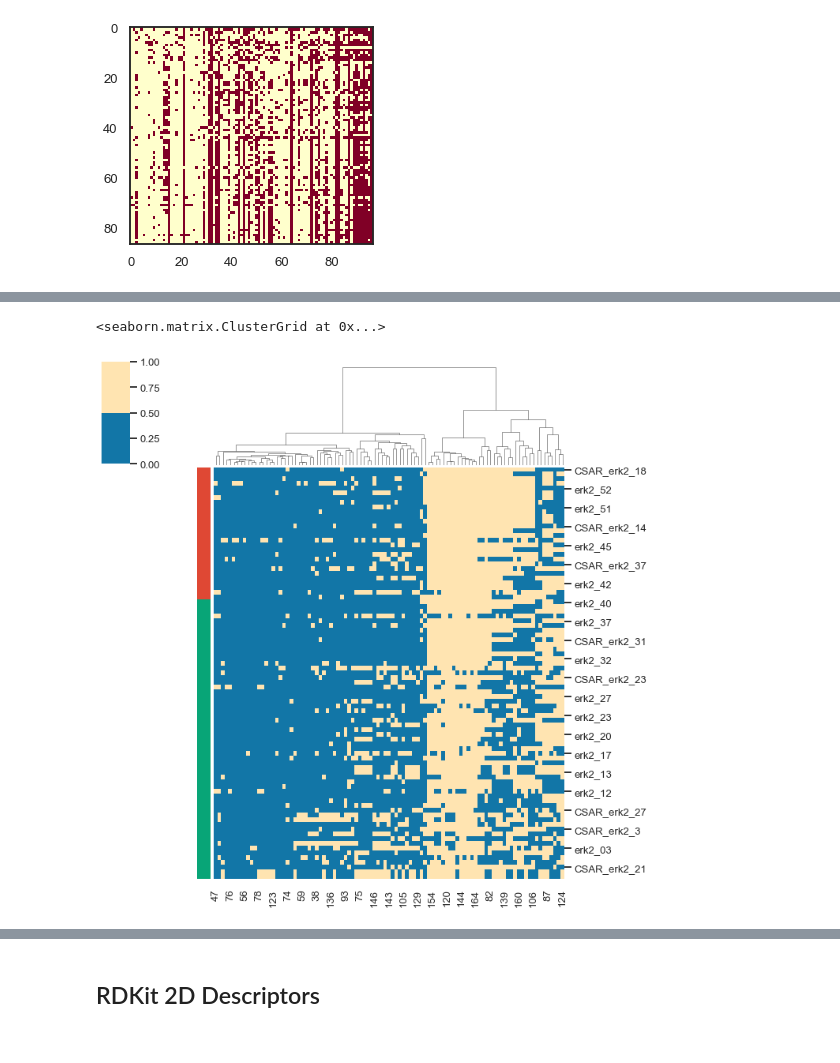
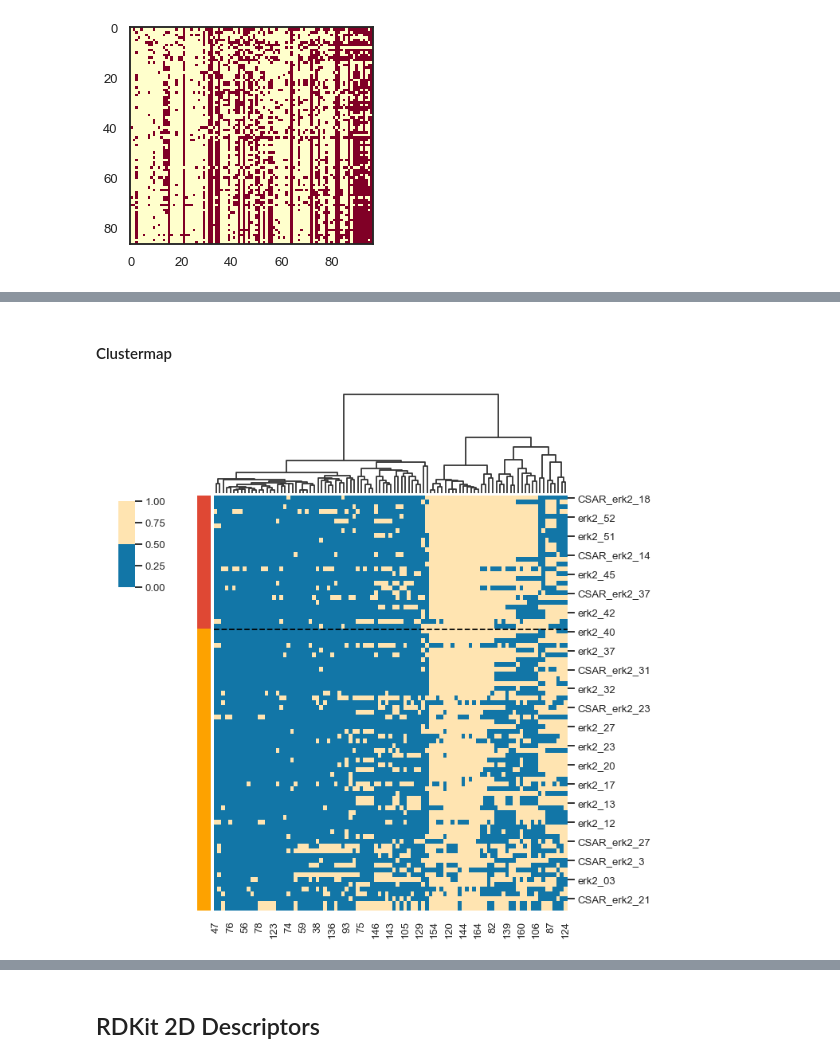
Before and after one commit to jRicciL/ERK2_notebooks, a Jupyter notebook: X_Reviewing_Fourches_work/7_Feature_Selection_RDKit_descriptors.ipynb, the cells around one changed output, grey strips where cells are left out. Cells and saved outputs as stored; diff of their text form; code cells hidden in the pictures.

```diff
--- a/X_Reviewing_Fourches_work/7_Feature_Selection_RDKit_descriptors.ipynb
+++ b/X_Reviewing_Fourches_work/7_Feature_Selection_RDKit_descriptors.ipynb
@@ -399,22 +344,32 @@ heatmap(as.matrix(df_maccs_PRUEBA[, -1]), Rowv = NA,
+# %% [markdown]
+#### Clustermap
 # %%
 import scipy.spatial.distance as ssd
-from scipy.cluster.hierarchy import linkage
+from scipy.cluster.hierarchy import linkage, optimal_leaf_ordering
 
 df = df_maccs_flt_phi.sort_values('pKi',ascending=False)
+df_maccs = df.drop('pKi', axis=1)
+
 # Tanimoto distances (Jaccard distances)
-dist_tan = pdist(df.drop('pKi', axis=1).T, 'rogerstanimoto')
-link_tan = linkage(squareform(dist_tan), method='average')
+dist_tan_col = pdist(df_maccs.T, 'rogerstanimoto')
+link_tan_col = linkage(squareform(dist_tan_col), method='average')
 
-colors_rows = ['#df4834' if i >= 7.5 else '#08a577' for i in df['pKi']]
+# Row coloring to identify Active and Inactive Molecules
+colors_rows = ['#df4834' if i >= 7.5 else '#fda200' for i in df['pKi']]
 
-x_ = df_maccs_flt_phi.sort_values('pKi',ascending=False).drop('pKi', axis=1)
-sns.clustermap(x_, cmap =['#1276a7', '#FFE4B1'],
-                #z_score = 0,
-                #col_cluster=True,
+
+clusmap = sns.clustermap(df_maccs, cmap =['#1276a7', '#FFE4B1'],
+                standard_scale=1,
                 row_cluster=False,
-                col_linkage=link_tan,
-                row_colors=colors_rows
+                col_linkage=link_tan_col,
+                row_colors=colors_rows,
+                cbar_pos=(0.05, .634, .03, .15),
+                tree_kws={'linewidth': 1.8}
               )
+# Number of actives
+n_actives = sum(df['pKi'] >= 7.5)
+ax = clusmap.ax_heatmap  # this is the important part
+ax.hlines(y=n_actives, xmin=0, xmax=97, linewidth=1.8, linestyle='--', color = 'k')
+plt.show()
 # %% [output]
-<seaborn.matrix.ClusterGrid at 0x...>
-[figure, old version]
+[figure, new version]
```
Also changed, not shown: parts of 10 cells of this notebook.
